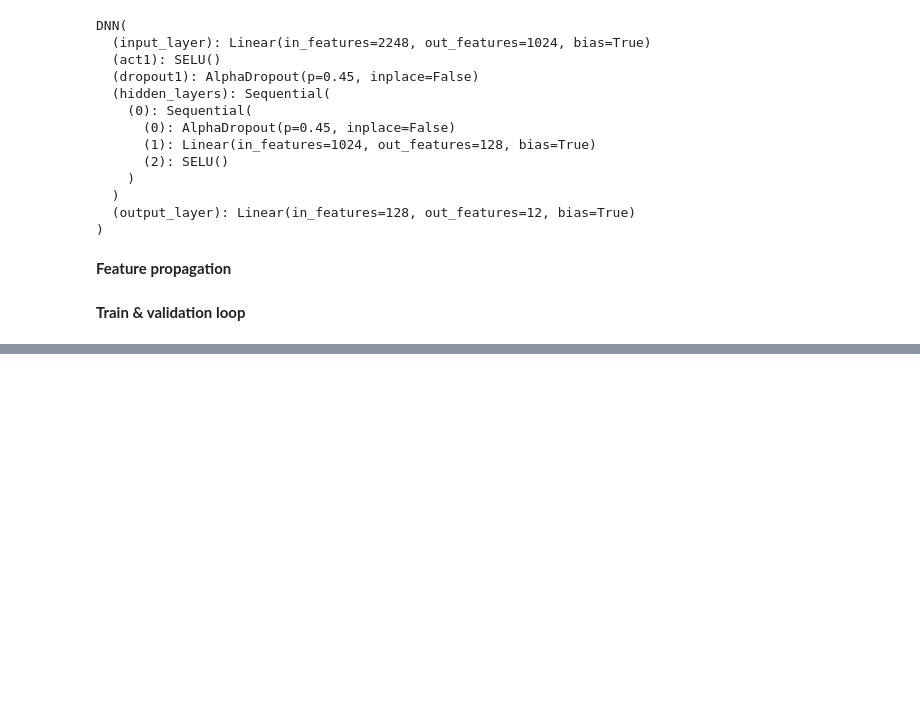
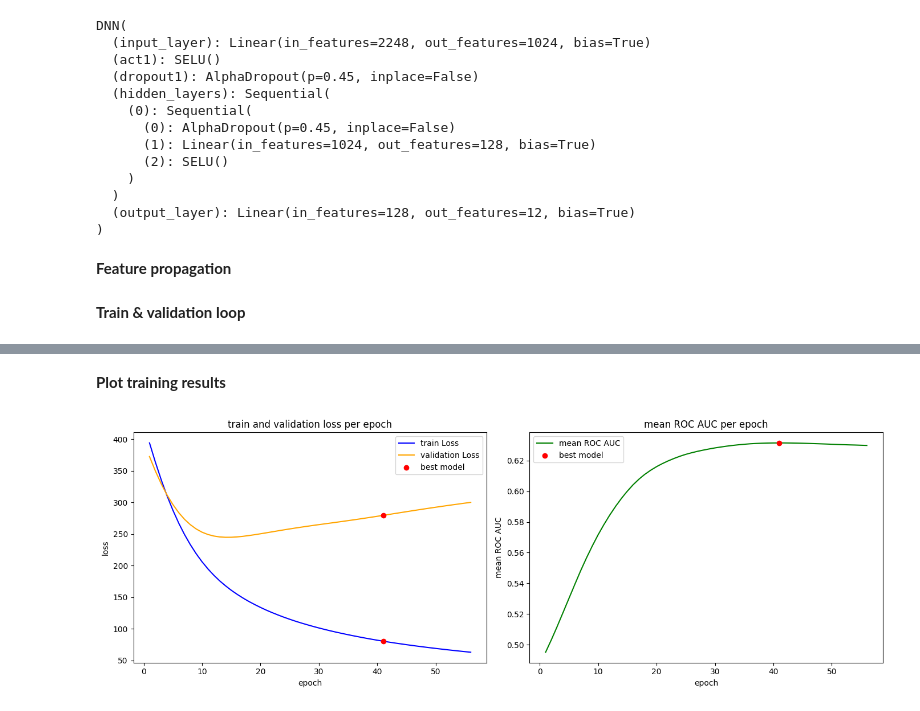
Before and after one commit to Tschoui/few_shot_feature_propagation, a Jupyter notebook: feature propagation/feature_propagation.ipynb, the cells around one changed output, grey strips where cells are left out. Drawn from its saved outputs; the diff is of its cells as text; code cells hidden in the pictures; blank space fills up the shorter version.

Commit message:
plot training results

```diff
--- a/feature propagation/feature_propagation.ipynb
+++ b/feature propagation/feature_propagation.ipynb
@@ -309,10 +310,10 @@ def train_all_tasks(
 
             train_indices = np.concatenate([active_indices, inactive_indices])
             train_features_propagated = all_features_propagated[train_indices]
-            train_labels = toxcast_labels_val[train_indices, task_indices['task']].clone().detach().unsqueeze(1).to(device)
+            train_labels = toxcast_labels_val[train_indices, task_indices['task']].clone().detach().unsqueeze(1)
 
             val_features_propagated = all_features_propagated[rest_indices]
-            val_labels = toxcast_labels_val[rest_indices, task_indices['task']].clone().detach().unsqueeze(1).to(device)
+            val_labels = toxcast_labels_val[rest_indices, task_indices['task']].clone().detach().unsqueeze(1)
 
             train_loss, val_loss, roc_auc = train_validate_task(
                 task_model,
@@ -367,9 +368,9 @@ train_losses_per_epoch, val_losses_per_epoch, mean_roc_aucs_per_epoch, best_epoc
     val_tasks_indices,
     num_epochs=100,
     learning_rate=1e-3,
-    patience=5,
+    patience=15,
     k=15,
-    alpha=0.75,
+    alpha=0.5,
     diffusion_k=1
 )
 # %% [output]
@@ -392,0 +394,30 @@ Wall time: 1min 25s
+# %% [markdown]
+**Plot training results**
+# %%
+def plot_training_results(train_losses, val_losses, mean_roc_aucs, best_epoch):
+    epochs = range(1, len(train_losses) + 1)
+
+    fig, ax = plt.subplots(1, 2, figsize=(14, 5))
+
+    ax[0].plot(epochs, train_losses, label='train Loss', color='blue')
+    ax[0].plot(epochs, val_losses, label='validation Loss', color='orange')
+    ax[0].scatter([best_epoch + 1], [train_losses[best_epoch]], color='red', label='best model', zorder=5)
+    ax[0].scatter([best_epoch + 1], [val_losses[best_epoch]], color='red', zorder=5)
+    ax[0].set_xlabel('epoch')
+    ax[0].set_ylabel('loss')
+    ax[0].set_title('train and validation loss per epoch')
+    ax[0].legend()
+
+    ax[1].plot(epochs, mean_roc_aucs, label='mean ROC AUC', color='green')
+    ax[1].scatter([best_epoch + 1], [mean_roc_aucs[best_epoch]], color='red', label='best model', zorder=5)
+    ax[1].set_xlabel('epoch')
+    ax[1].set_ylabel('mean ROC AUC')
+    ax[1].set_title('mean ROC AUC per epoch')
+    ax[1].legend()
+
+    plt.tight_layout()
+    plt.show()
+# %%
+plot_training_results(train_losses_per_epoch, val_losses_per_epoch, mean_roc_aucs_per_epoch, best_epoch)
+# %% [output]
+[figure, added]
```
Also changed, not shown: parts of 2 cells of this notebook, 1 other file.
